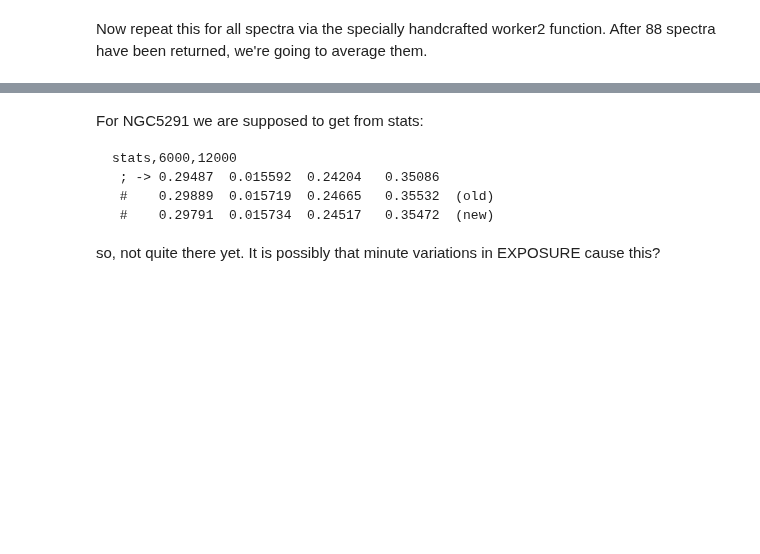
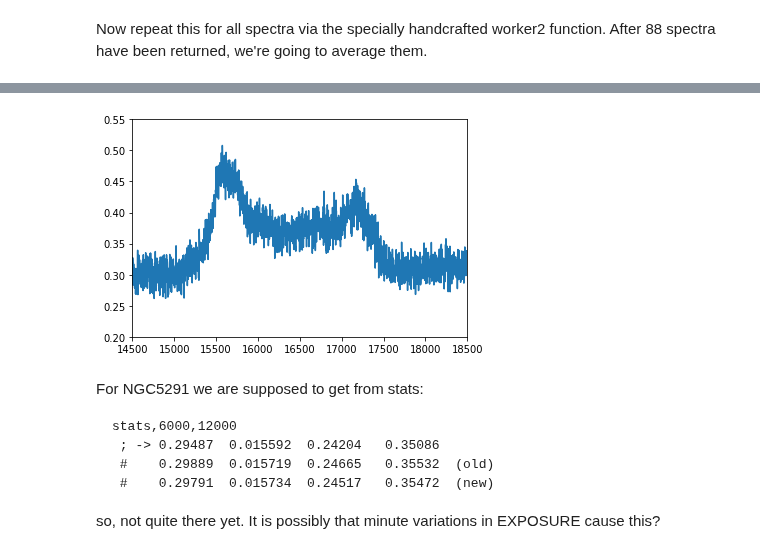
Before and after one commit to teuben/gbtoy, a Jupyter notebook: nb/ngc5291.ipynb, the cells around one changed output, grey strips where cells are left out. Saved outputs shown, nothing was run; the diff lists cells and outputs as text; code cells hidden in the pictures; blank space fills up the shorter version.

Commit message:
saved with figures for NGC5291

```diff
--- a/nb/ngc5291.ipynb
+++ b/nb/ngc5291.ipynb
@@ -104,6 +104,8 @@ def my_worker2(data,tcal,nint=11,nscan=4,mode=0):
     The nint=11 should NOT be changed, this is for example1
     The nscan=4 can be changed to 2 and 1 if you want to test
     fewer data scans
+
+    mode : experimenting trying to understand GBTIDL
     """
     (nrow,nchan) = data.shape
     # reduction by 4:     2 from calon/caloff    2 from procseqn ON/OFF
@@ -244,13 +260,10 @@ Open the FITS file and point to the 2nd HDU, where the BINTABLE is located. No e
 # %%
 %%time
-# 20ms: for ex1  fast because data is not really put in memory?
+# 20ms: for ex1  fast because data is not really put in memory yet
 # 40ms for EDGE
 nrow=0
-try:
-    hdu = fits.open(fname)
-    header2 = hdu[1].header
-    data2   = hdu[1].data
-    nrow = len(data2)
-    print("Found %d rows in %s" % (nrow,fname))
-except:
-    print("*** Error ***")
+hdu = fits.open(fname)
+header2 = hdu[1].header
+data2   = hdu[1].data
+nrow = len(data2)
+print("Found %d rows in %s" % (nrow,fname))
@@ -308,8 +348,7 @@ print(spectra.shape)
 # %%
-object = 'NGC2347'
-object = 'NGC5291'
-whobj = data2[:]['OBJECT'] == object
-print('Found %d for %s' % (whobj.sum(),object))
+%%time
+whobj = data2[:]['OBJECT'] == src
+print('Found %d for %s' % (whobj.sum(),src))
 
 spectra = spectra[whobj]
 tcal = data2[whobj]['TCAL']
@@ -530,13 +623,15 @@ plt.plot(chans[b:e],delta[b:e]);
 # %% [markdown]
 Now repeat this for all spectra via the specially handcrafted worker2 function. After 88 spectra have been returned, we're going to average them.
 # %%
-#  my_worker2 is only for PS data such as N5921
-spectra4 = my_worker2(spectra,tcal,nscan=4,mode=1)
-print("Found %d spectra4" % len(spectra4))
+%%time
+if src == 'NGC5291':
+    spectra4 = my_worker2(spectra,tcal,nscan=4,mode=1)
+    print("Found %d spectra4" % len(spectra4))
 
-ave = np.average(spectra4,axis=0)
+    ave = np.average(spectra4,axis=0)
 
-plt.plot(chans,ave)
-plt.xlim(14500,18500)
-plt.ylim(0.20,0.55)
-my_stats('ave',ave[6000:12001])
+    plt.plot(chans,ave)
+    plt.xlim(14500,18500)
+    plt.ylim(0.20,0.55)
+    my_stats('ave',ave[6000:12001])
+# %% [output]
@@ -543,3 +642,4 @@ my_stats('ave',ave[6000:12001])
+[figure, added]
 # %% [markdown]
 For NGC5291 we are supposed to get from stats:
 
```
Also changed, not shown: parts of 32 cells of this notebook.
